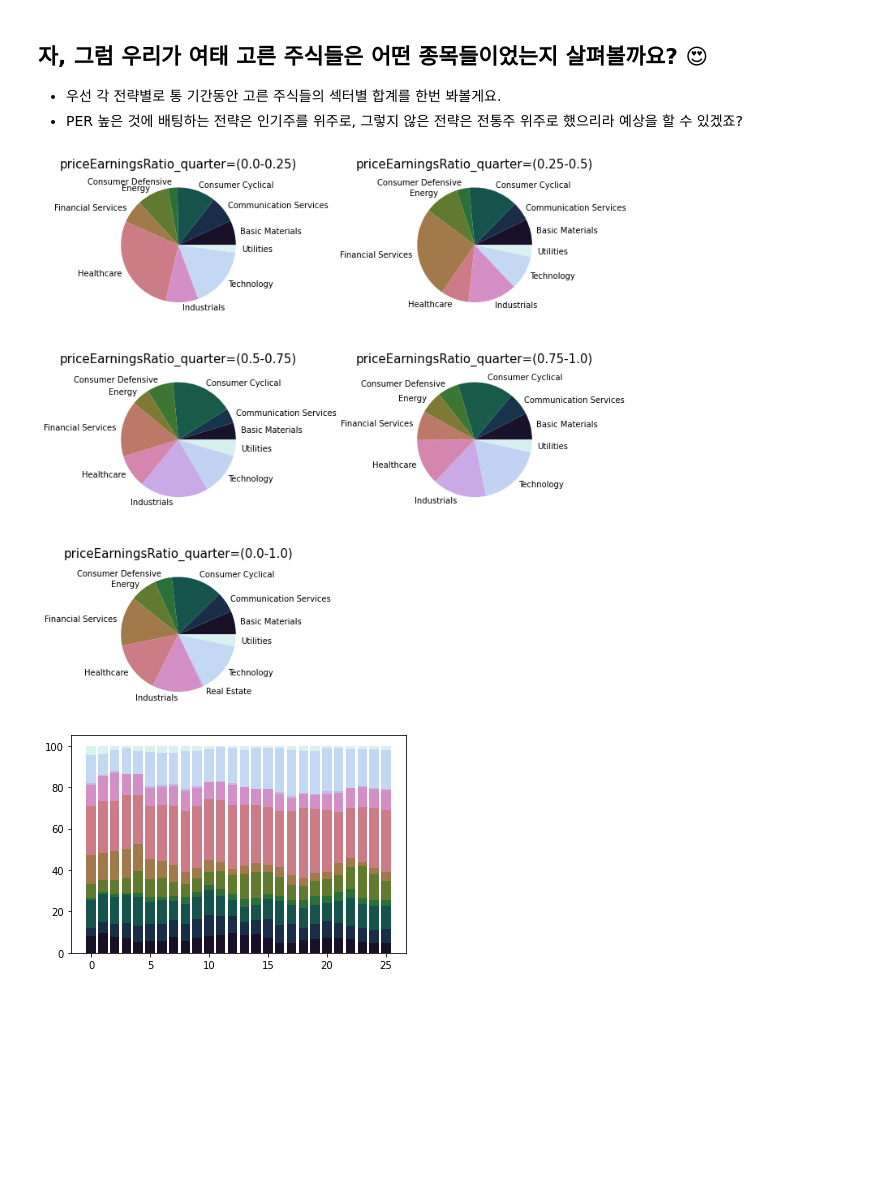
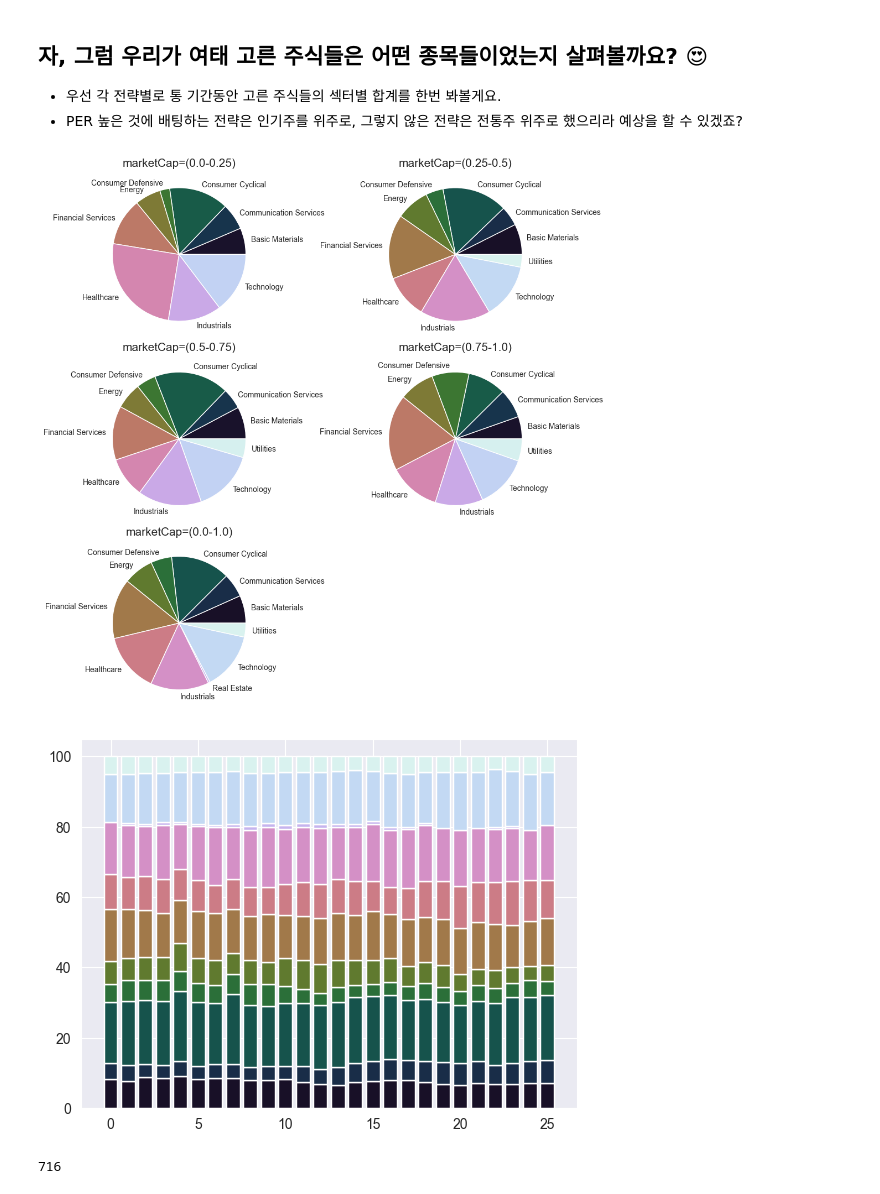
Before and after one commit to icsl-Jeon/EastFox, a Jupyter notebook: seminar/backtesting.ipynb, the cells around one changed output. Saved outputs shown, nothing was run; the diff lists cells and outputs as text; code cells hidden in the pictures; blank space fills up the shorter version.

```diff
--- a/seminar/backtesting.ipynb
+++ b/seminar/backtesting.ipynb
@@ -9,6 +9,8 @@ from core.constants import TableKey
 from core.strategy import Selector, SelectorType, SelectorSequence, Filter
 
 target_key = TableKey.FinancialRatios.Quarter.PER
+target_key = TableKey.MARKET_CAPITALIZATION
+
 n_division = 4
 lookback_year = 1
 
@@ -73,30 +74,30 @@ import math
 
 n_strategist = len(strategist_list)
 col = 2
-row = math.ceil(n_strategist/2)
+row = math.ceil(n_strategist / 2)
 plt.rcParams.update({'font.size': 10})
 plt.rcParams['figure.dpi'] = 100  # default for me was 75
 plt.subplots(constrained_layout=True, figsize=(10, 10))
 
 for idx, strategist in enumerate(strategist_list):
-    plt.subplot(row , col, idx+1)
+    plt.subplot(row, col, idx + 1)
     show_selection(strategist, db_interface,
-               {'radius': 1, 'fontsize': 15, 'palette': "cubehelix", 'labeldistacne': 1.1})
+                   {'radius': 1, 'fontsize': 15, 'palette': "cubehelix", 'labeldistacne': 1.1})
 # %% [output]
-[figure, old version]
+[figure, new version]
 # %%
 from core.evaluate import extract_sector_count_from_segment, SECTOR_COLOR_MAP
 
-for idx, segment in enumerate(strategist_list[0].state[1:]):
+for idx, segment in enumerate(strategist_list[2].state[1:]):
     sector_counts = extract_sector_count_from_segment(segment, db_interface)
     bottom = 0
     for index, sector in sector_counts.items():
         color = SECTOR_COLOR_MAP[index]
         height = sector
         plt.bar(idx, height, bottom=bottom, color=color)
         bottom += height
 # %% [output]
-[figure, old version]
+[figure, new version]
 # %%
 """
 1. up / down days,
@@ -105 +107,21 @@ for idx, segment in enumerate(strategist_list[0].state[1:]):
 """
+# %%
+strategist_start_date = strategist.state[0].start_date
+strategist_end_date = strategist.state[-1].end_date
+strategist = strategist_list[0]
+
+
+def get_all_symbols(strategist: Strategist, include_first_segment=False) -> list[str]:
+    symbols = set()
+    for segment in strategist.state[int(not include_first_segment):]:
+        symbols = symbols.union(set(segment.assets))
+    return list(symbols)
+
+
+total_symbols = get_all_symbols(strategist, False)
+print(len(total_symbols))
+
+df_all_price_history = db_interface.get_history_list(table_key=TableKey.PRICE_HISTORY, symbol_list=total_symbols,
+                                                     from_date=strategist_start_date, to_date=date(2022, 8, 22))
+# %% [output]
+716
```
Also changed, not shown: parts of 5 cells of this notebook, 4 other files.
